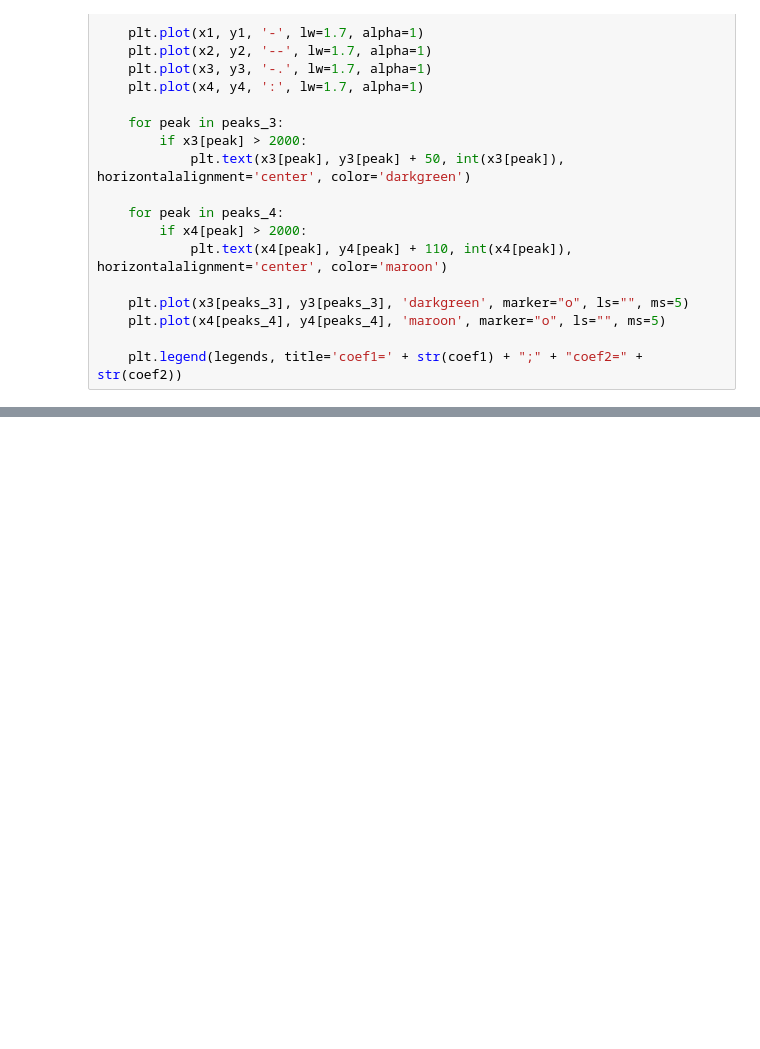
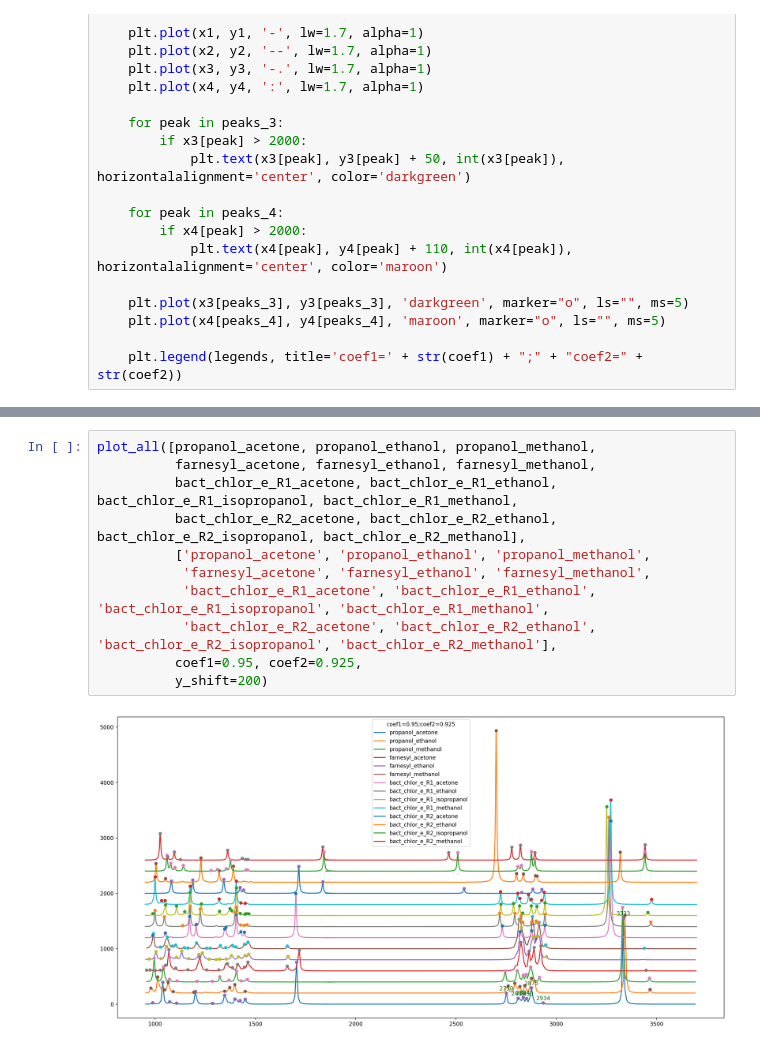
Before and after one commit to Westowl/spectrum-visualis, a Jupyter notebook: bacteriochlorophyl.ipynb, the cells around one changed output, grey strips where cells are left out. Saved outputs shown, nothing was run; the diff lists cells and outputs as text; blank space fills up the shorter version.

```diff
--- a/bacteriochlorophyl.ipynb
+++ b/bacteriochlorophyl.ipynb
@@ -165,0 +197,13 @@ plot_all([propanol_acetone, propanol_ethanol, propanol_methanol],
+# %%
+plot_all([propanol_acetone, propanol_ethanol, propanol_methanol,
+          farnesyl_acetone, farnesyl_ethanol, farnesyl_methanol,
+          bact_chlor_e_R1_acetone, bact_chlor_e_R1_ethanol, bact_chlor_e_R1_isopropanol, bact_chlor_e_R1_methanol,
+          bact_chlor_e_R2_acetone, bact_chlor_e_R2_ethanol, bact_chlor_e_R2_isopropanol, bact_chlor_e_R2_methanol],
+          ['propanol_acetone', 'propanol_ethanol', 'propanol_methanol',
+           'farnesyl_acetone', 'farnesyl_ethanol', 'farnesyl_methanol',
+           'bact_chlor_e_R1_acetone', 'bact_chlor_e_R1_ethanol', 'bact_chlor_e_R1_isopropanol', 'bact_chlor_e_R1_methanol',
+           'bact_chlor_e_R2_acetone', 'bact_chlor_e_R2_ethanol', 'bact_chlor_e_R2_isopropanol', 'bact_chlor_e_R2_methanol'],
+          coef1=0.95, coef2=0.925,
+          y_shift=200)
+# %% [output]
+[figure, added]
```
Also changed, not shown: parts of 6 cells of this notebook.
